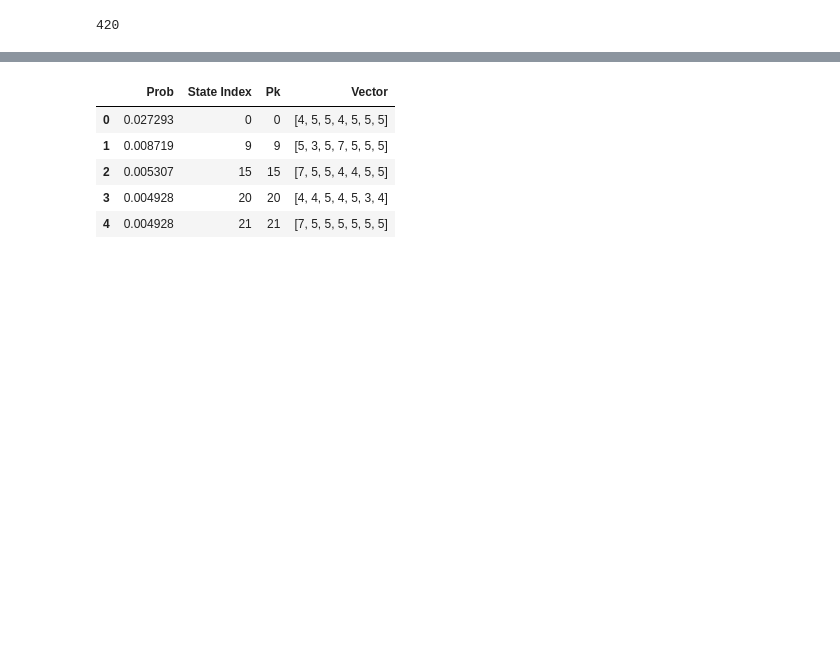
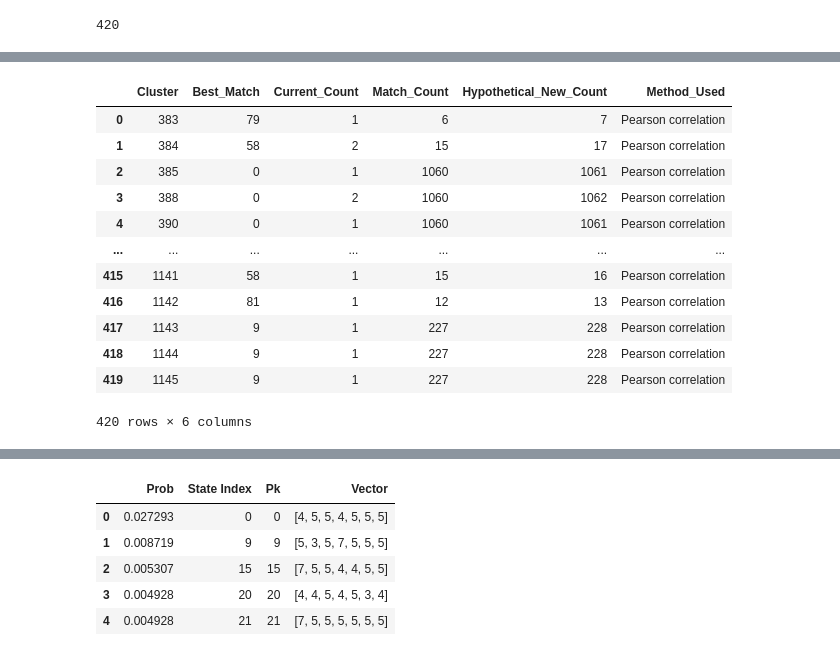
Before and after one commit to mehakrafiq/mergeclustering, a Jupyter notebook: custom_python_clustering_new.ipynb, the cells around one changed output, grey strips where cells are left out. Saved outputs shown, nothing was run; the diff lists cells and outputs as text; code cells hidden in the pictures; blank space fills up the shorter version.

Commit message:
redoing merge step by step

```diff
--- a/custom_python_clustering_new.ipynb
+++ b/custom_python_clustering_new.ipynb
@@ -549,0 +528,38 @@ def merge_clusters(data, distance_df, correlation_df, keys_less_than_sorted, thr
+# %%
+# Now let's find the best match for each pk
+best_matches = {}
+for pk in keys_less_than:
+    best_pk = find_closest_pk(pk, distance_df, pk_correlation_matrix_final)
+    best_matches[pk] = best_pk
+
+# Assuming you have the frequency dictionary from before
+# Create a DataFrame to store the merge information
+merge_info_df = pd.DataFrame({
+    'Cluster': list(best_matches.keys()),
+    'Best_Match': list(best_matches.values()),
+    'Current_Count': [frequency[pk] for pk in best_matches.keys()],
+    'Match_Count': [frequency[best_matches[pk]] for pk in best_matches.keys()],
+    'Hypothetical_New_Count': [frequency[pk] + frequency[best_matches[pk]] for pk in best_matches.keys()],
+    'Method_Used': ['Pearson correlation' if len(distance_df.loc[pk][distance_df.loc[pk] == distance_df.loc[pk].min()].index) > 1 else 'distance' for pk in best_matches.keys()]
+})
+
+
+# save the merge_info_df to a csv file
+merge_info_df.to_csv('merge_info_df.csv', index=False)
+
+# Show the DataFrame
+merge_info_df
+# %% [output]
+|  | Cluster | Best_Match | Current_Count | Match_Count | Hypothetical_New_Count | Method_Used |
+| 0 | 383 | 79 | 1 | 6 | 7 | Pearson correlation |
+| 1 | 384 | 58 | 2 | 15 | 17 | Pearson correlation |
+| 2 | 385 | 0 | 1 | 1060 | 1061 | Pearson correlation |
+| 3 | 388 | 0 | 2 | 1060 | 1062 | Pearson correlation |
+| 4 | 390 | 0 | 1 | 1060 | 1061 | Pearson correlation |
+| ... | ... | ... | ... | ... | ... | ... |
+| 415 | 1141 | 58 | 1 | 15 | 16 | Pearson correlation |
+| 416 | 1142 | 81 | 1 | 12 | 13 | Pearson correlation |
+| 417 | 1143 | 9 | 1 | 227 | 228 | Pearson correlation |
+| 418 | 1144 | 9 | 1 | 227 | 228 | Pearson correlation |
+| 419 | 1145 | 9 | 1 | 227 | 228 | Pearson correlation |
+420 rows × 6 columns
```
Also changed, not shown: parts of 10 cells of this notebook, 5 other files.
